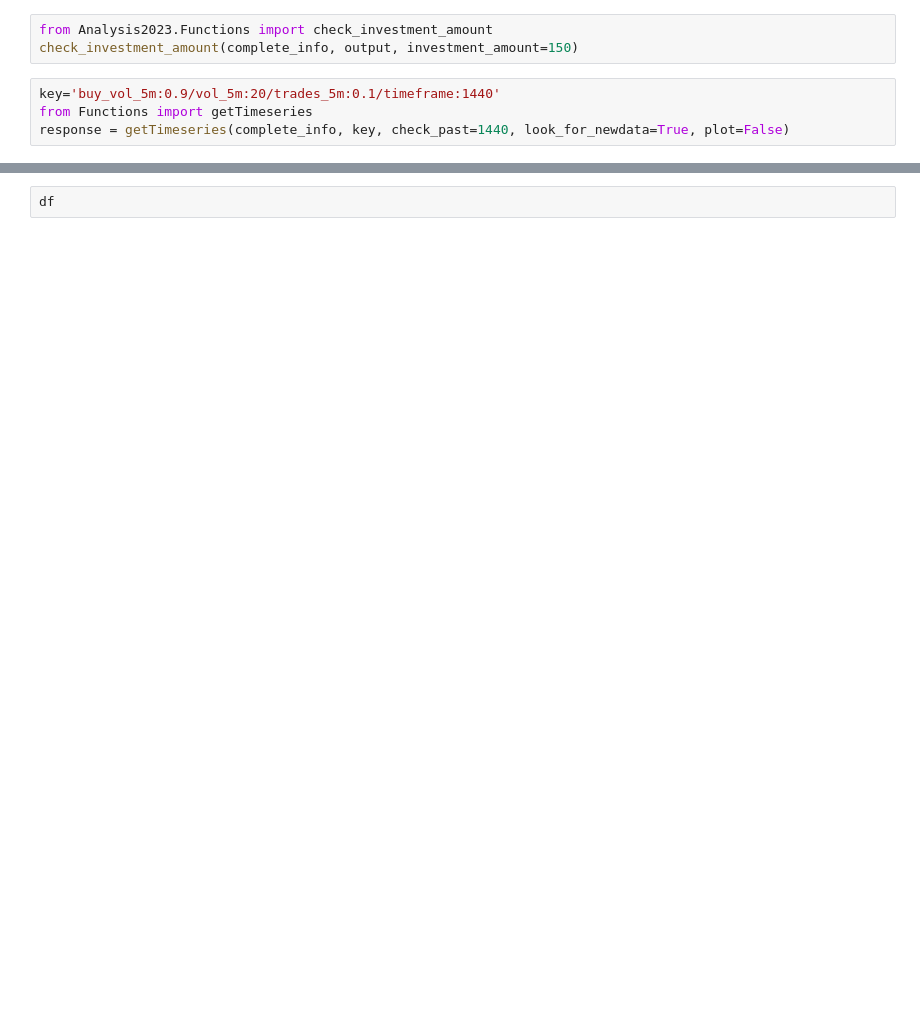
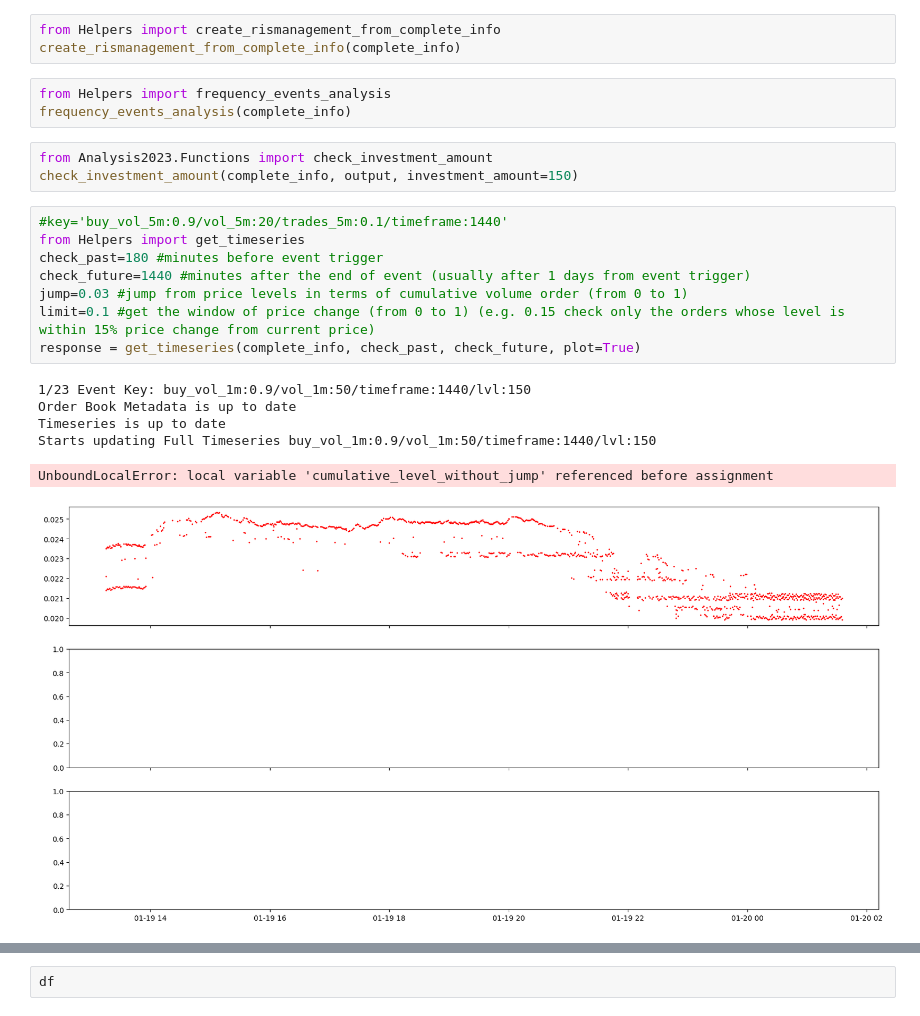
Before and after one commit to albertoRainieri/Crypto_Trading_System, a Jupyter notebook: analysis/Analysis2024/Analysis_2.ipynb, the cells around one changed output, grey strips where cells are left out. Drawn from its saved outputs; the diff is of its cells as text; blank space fills up the shorter version.

```diff
--- a/analysis/Analysis2024/Analysis_2.ipynb
+++ b/analysis/Analysis2024/Analysis_2.ipynb
@@ -163,7 +112,24 @@ for event_key in summary:
+# %%
+from Helpers import create_rismanagement_from_complete_info
+create_rismanagement_from_complete_info(complete_info)
+# %%
+from Helpers import frequency_events_analysis
+frequency_events_analysis(complete_info)
 # %%
 from Analysis2023.Functions import check_investment_amount
 check_investment_amount(complete_info, output, investment_amount=150)
-# %%
-key='buy_vol_5m:0.9/vol_5m:20/trades_5m:0.1/timeframe:1440'
-from Functions import getTimeseries
-response = getTimeseries(complete_info, key, check_past=1440, look_for_newdata=True, plot=False)
+# %%
+#key='buy_vol_5m:0.9/vol_5m:20/trades_5m:0.1/timeframe:1440'
+from Helpers import get_timeseries
+check_past=180 #minutes before event trigger
+check_future=1440 #minutes after the end of event (usually after 1 days from event trigger)
+jump=0.03 #jump from price levels in terms of cumulative volume order (from 0 to 1)
+limit=0.1 #get the window of price change (from 0 to 1) (e.g. 0.15 check only the orders whose level is within 15% price change from current price)
+response = get_timeseries(complete_info, check_past, check_future, plot=True)
+# %% [output]
+1/23 Event Key: buy_vol_1m:0.9/vol_1m:50/timeframe:1440/lvl:150
+Order Book Metadata is up to date
+Timeseries is up to date
+Starts updating Full Timeseries buy_vol_1m:0.9/vol_1m:50/timeframe:1440/lvl:150
+UnboundLocalError: local variable 'cumulative_level_without_jump' referenced before assignment
+[figure, added]
```
Also changed, not shown: parts of 12 cells of this notebook, 7 other files.
